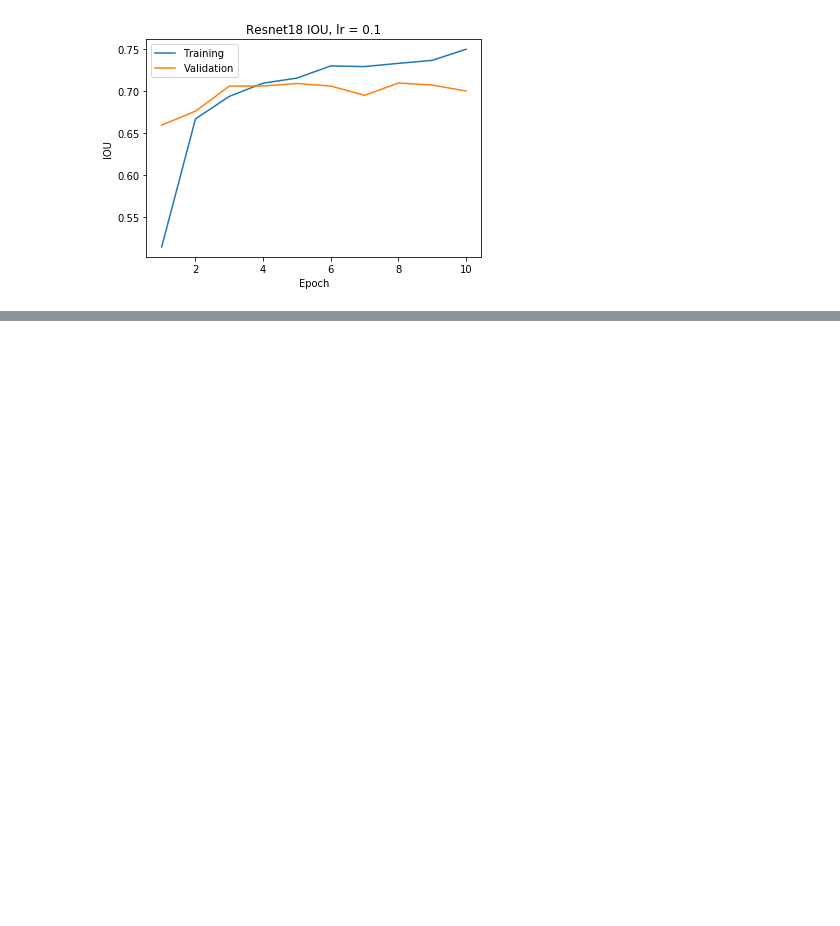
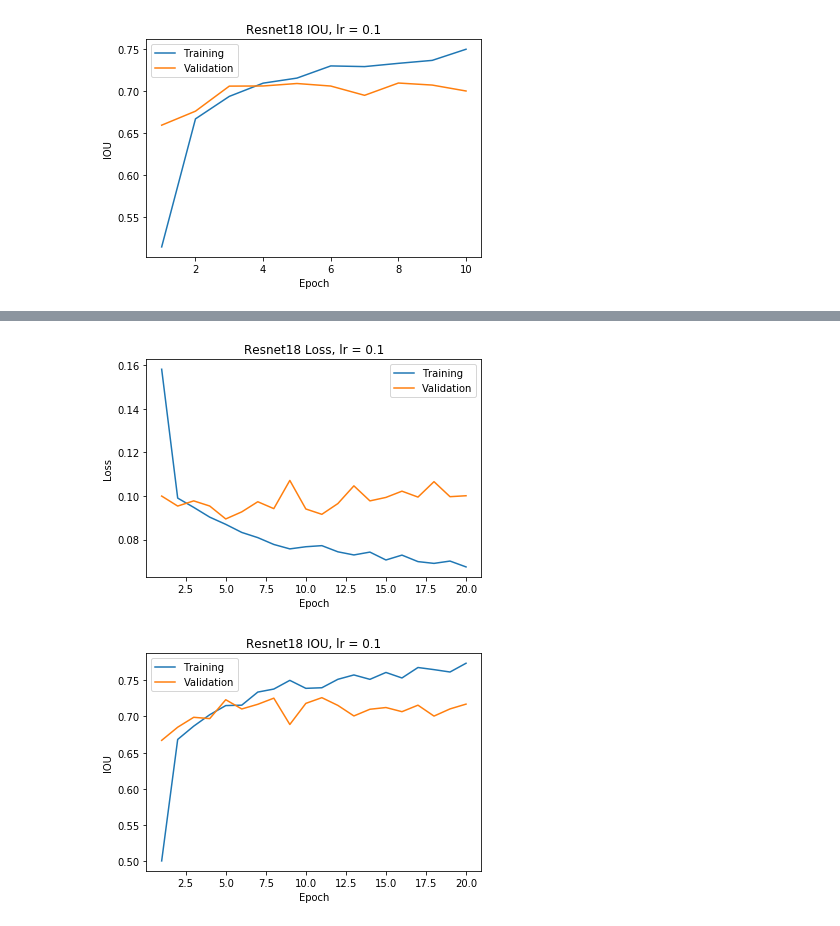
Before and after one commit to jindal2309/DataMiningProject3, a Jupyter notebook: main.ipynb, the cells around one changed output, grey strips where cells are left out. Drawn from its saved outputs; the diff is of its cells as text; code cells hidden in the pictures; blank space fills up the shorter version.

Commit message:
more plots

```diff
--- a/main.ipynb
+++ b/main.ipynb
@@ -1153,0 +1226,5 @@ plot()
+# %%
+plot()
+# %% [output]
+[figure, added]
+[figure, added]
```
Also changed, not shown: parts of 10 cells of this notebook.
